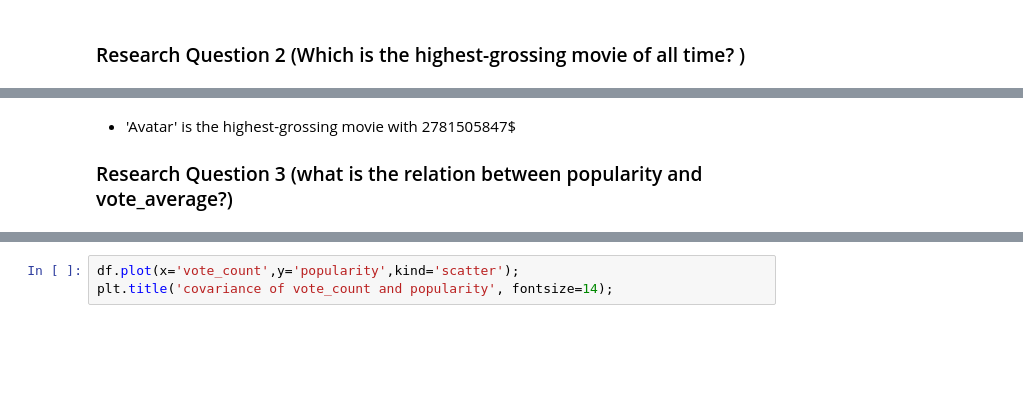
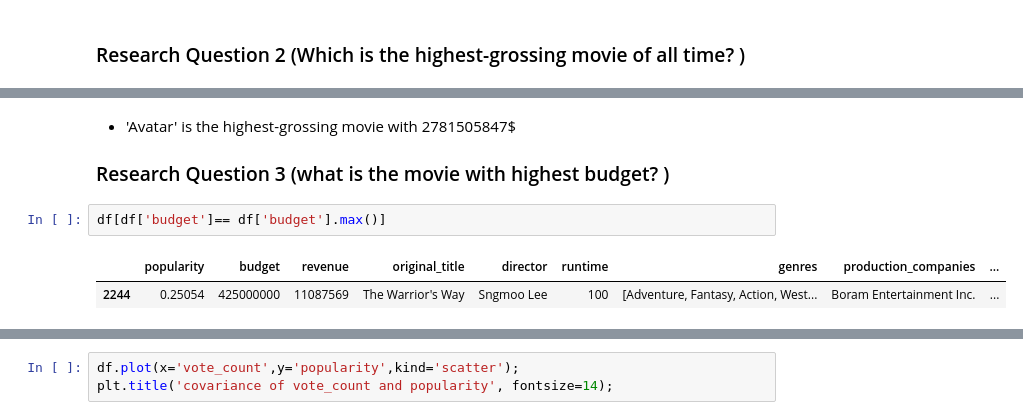
Before and after one commit to baraamagdy/DataAnalysis_assignment-, a Jupyter notebook: investigate-a-tmdb-movies.ipynb, the cells around one changed output, grey strips where cells are left out. Drawn from its saved outputs; the diff is of its cells as text; blank space fills up the shorter version.

```diff
--- a/investigate-a-tmdb-movies.ipynb
+++ b/investigate-a-tmdb-movies.ipynb
@@ -193,5 +195,9 @@ df[df['revenue'] == df['revenue'].max()]
 # %% [markdown]
 - 'Avatar'  is the highest-grossing movie with 2781505847$
 
-
-### Research Question 3 (what is the relation between popularity and vote_average?)
+### Research Question 3 (what is the movie with highest budget? )
+# %%
+df[df['budget']== df['budget'].max()]
+# %% [output]
+|  | popularity | budget | revenue | original_title | director | runtime | genres | production_companies | ... |
+| 2244 | 0.25054 | 425000000 | 11087569 | The Warrior's Way | Sngmoo Lee | 100 | [Adventure, Fantasy, Action, West... | Boram Entertainment Inc. | ... |
```
Also changed, not shown: parts of 9 cells of this notebook, 1 other file.
